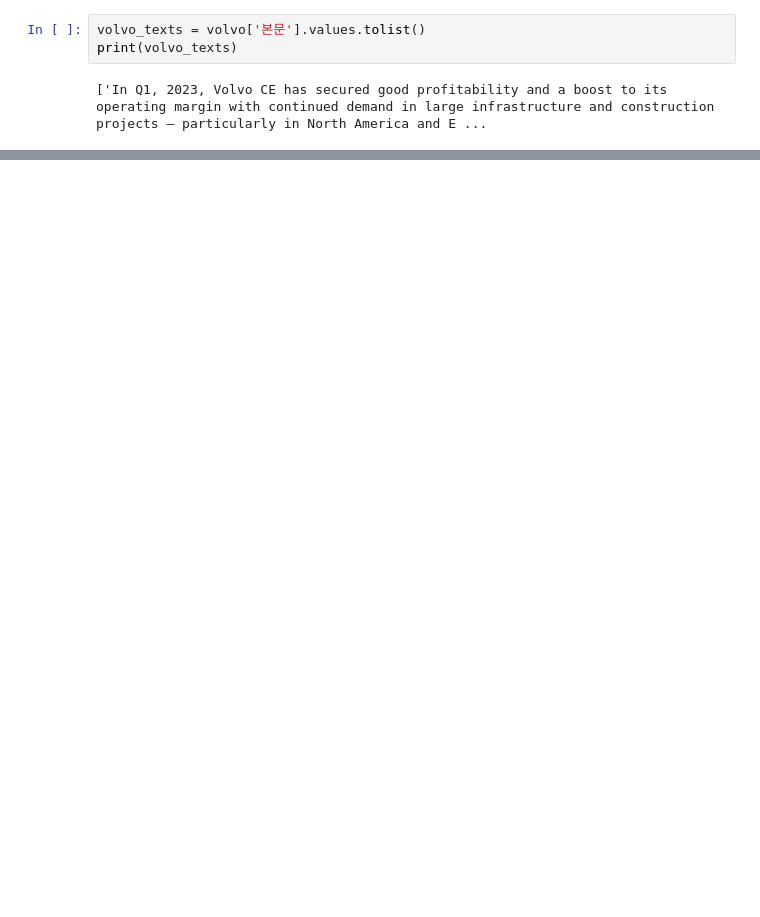
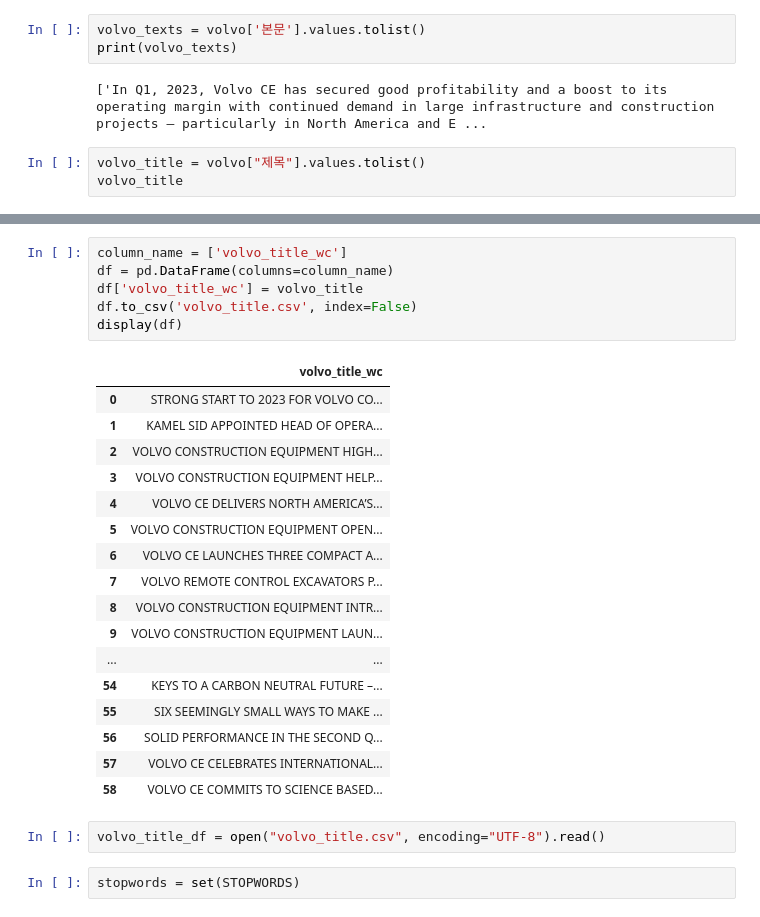
Before and after one commit to CE-MarketSensing/ConstructionEquipment, a Jupyter notebook: textmining/wordcloud_test.ipynb, the cells around one changed output, grey strips where cells are left out. Drawn from its saved outputs; the diff is of its cells as text; blank space fills up the shorter version.

```diff
--- a/textmining/wordcloud_test.ipynb
+++ b/textmining/wordcloud_test.ipynb
@@ -48,3 +48,6 @@ volvo_texts = volvo['본문'].values.tolist()
 print(volvo_texts)
 # %% [output]
 ['In Q1, 2023, Volvo CE has secured good profitability and a boost to its operating margin with continued demand in large infrastructure and construction projects – particularly in North America and E ...
+# %%
+volvo_title = volvo["제목"].values.tolist()
+volvo_title
@@ -50,0 +72,28 @@ print(volvo_texts)
+# %%
+column_name = ['volvo_title_wc']
+df = pd.DataFrame(columns=column_name)
+df['volvo_title_wc'] = volvo_title
+df.to_csv('volvo_title.csv', index=False)
+display(df)
+# %% [output]
+|  | volvo_title_wc |
+| 0 | STRONG START TO 2023 FOR VOLVO CO... |
+| 1 | KAMEL SID APPOINTED HEAD OF OPERA... |
+| 2 | VOLVO CONSTRUCTION EQUIPMENT HIGH... |
+| 3 | VOLVO CONSTRUCTION EQUIPMENT HELP... |
+| 4 | VOLVO CE DELIVERS NORTH AMERICA’S... |
+| 5 | VOLVO CONSTRUCTION EQUIPMENT OPEN... |
+| 6 | VOLVO CE LAUNCHES THREE COMPACT A... |
+| 7 | VOLVO REMOTE CONTROL EXCAVATORS P... |
+| 8 | VOLVO CONSTRUCTION EQUIPMENT INTR... |
+| 9 | VOLVO CONSTRUCTION EQUIPMENT LAUN... |
+| ... | ... |
+| 54 | KEYS TO A CARBON NEUTRAL FUTURE –... |
+| 55 | SIX SEEMINGLY SMALL WAYS TO MAKE ... |
+| 56 | SOLID PERFORMANCE IN THE SECOND Q... |
+| 57 | VOLVO CE CELEBRATES INTERNATIONAL... |
+| 58 | VOLVO CE COMMITS TO SCIENCE BASED... |
+# %%
+volvo_title_df = open("volvo_title.csv", encoding="UTF-8").read()
+# %%
+stopwords = set(STOPWORDS)
```
Also changed, not shown: parts of 9 cells of this notebook.
